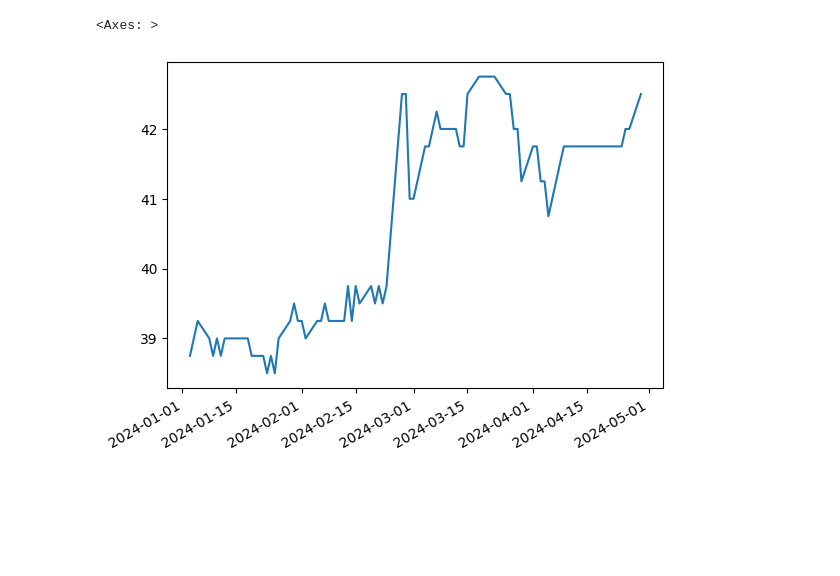
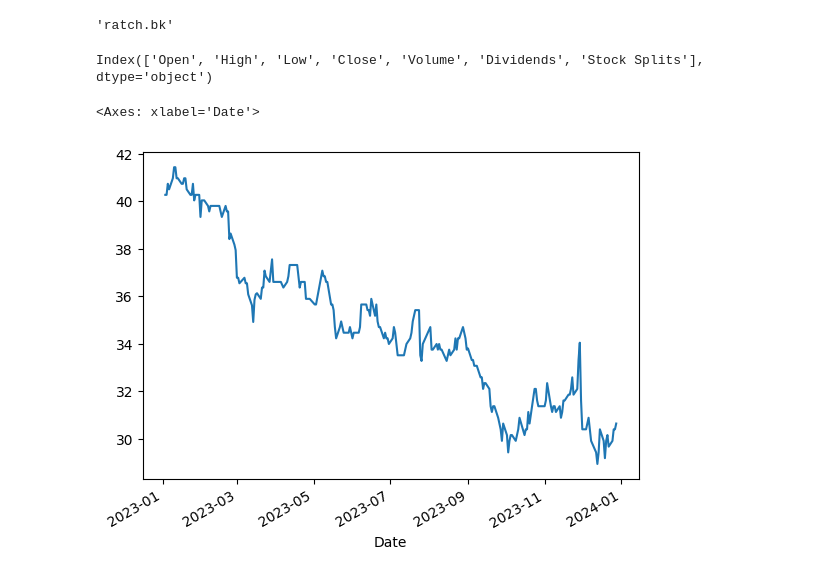
Before and after one commit to NarasetS/StockTH_MagicFormula, a Jupyter notebook: Untitled-1.ipynb, the cells around one changed output. Saved outputs shown, nothing was run; the diff lists cells and outputs as text; code cells hidden in the pictures; blank space fills up the shorter version.

```diff
--- a/Untitled-1.ipynb
+++ b/Untitled-1.ipynb
@@ -5,6 +0,0 @@ ModuleNotFoundError: No module named 'yahoo_fin'
-# %%
-price= get_data("sauce.bk", start_date="01/01/2024", end_date="04/30/2024", index_as_date = True, interval="1d")
-price['close'].plot()
-# %% [output]
-<Axes: >
-[figure, removed]
@@ -10,0 +3,14 @@ price['close'].plot()
+# %%
+stock = 'ratch.bk'
+data = yf.Ticker(stock)
+stock
+# %% [output]
+'ratch.bk'
+# %%
+data_historical = data.history(start='2023-01-01',end ='2023-12-31',interval = '1d')
+print(data_historical.columns)
+data_historical['Close'].plot()
+# %% [output]
+Index(['Open', 'High', 'Low', 'Close', 'Volume', 'Dividends', 'Stock Splits'], dtype='object')
+<Axes: xlabel='Date'>
+[figure, added]
```
Also changed, not shown: parts of 5 cells of this notebook, 3 other files.
